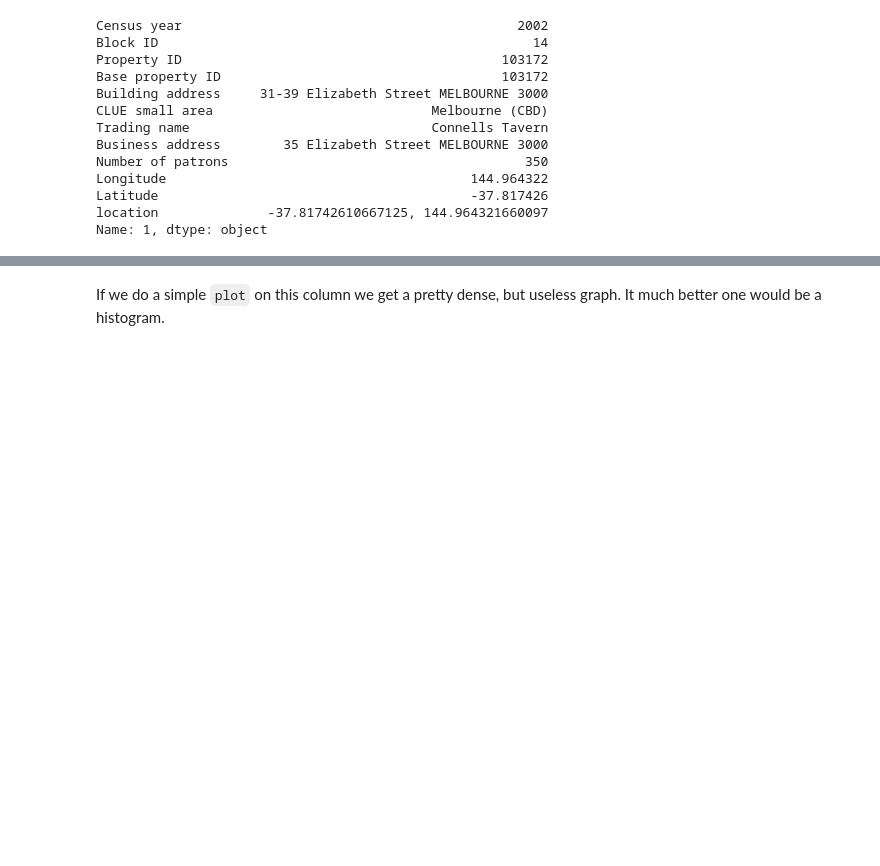
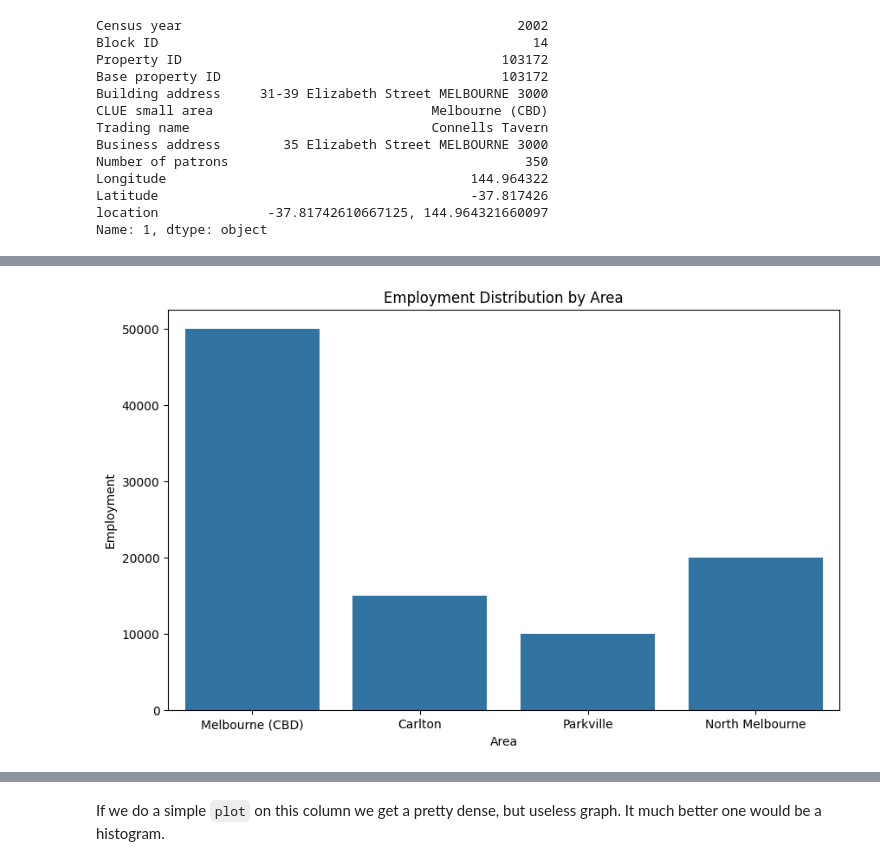
Before and after one commit to 79Stellaa/star_data, a Jupyter notebook: my data.ipynb, the cells around one changed output, grey strips where cells are left out. Cells and saved outputs as stored; diff of their text form; code cells hidden in the pictures; blank space fills up the shorter version.

```diff
--- a/my data.ipynb
+++ b/my data.ipynb
@@ -129,0 +98,9 @@ Name: Longitude, Length: 4696, dtype: float64
+# %%
+plt.figure(figsize=(10, 6))
+sns.barplot(x='CLUE small area', y='Employment', data=land_use_df)
+plt.title('Employment Distribution by Area')
+plt.xlabel('Area')
+plt.ylabel('Employment')
+plt.show()
+# %% [output]
+[figure, added]
```
Also changed, not shown: parts of 43 cells of this notebook, 11 other files.
